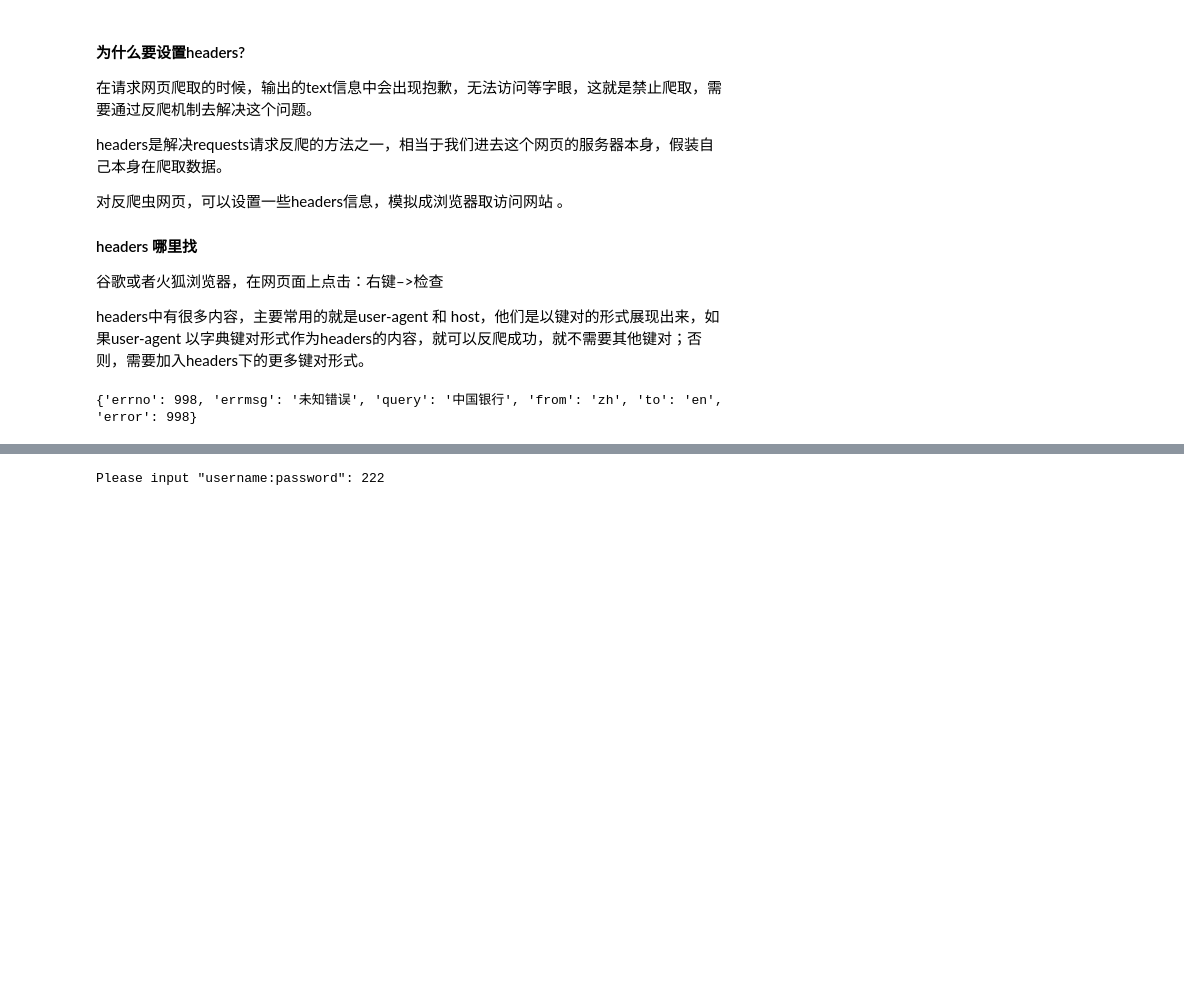
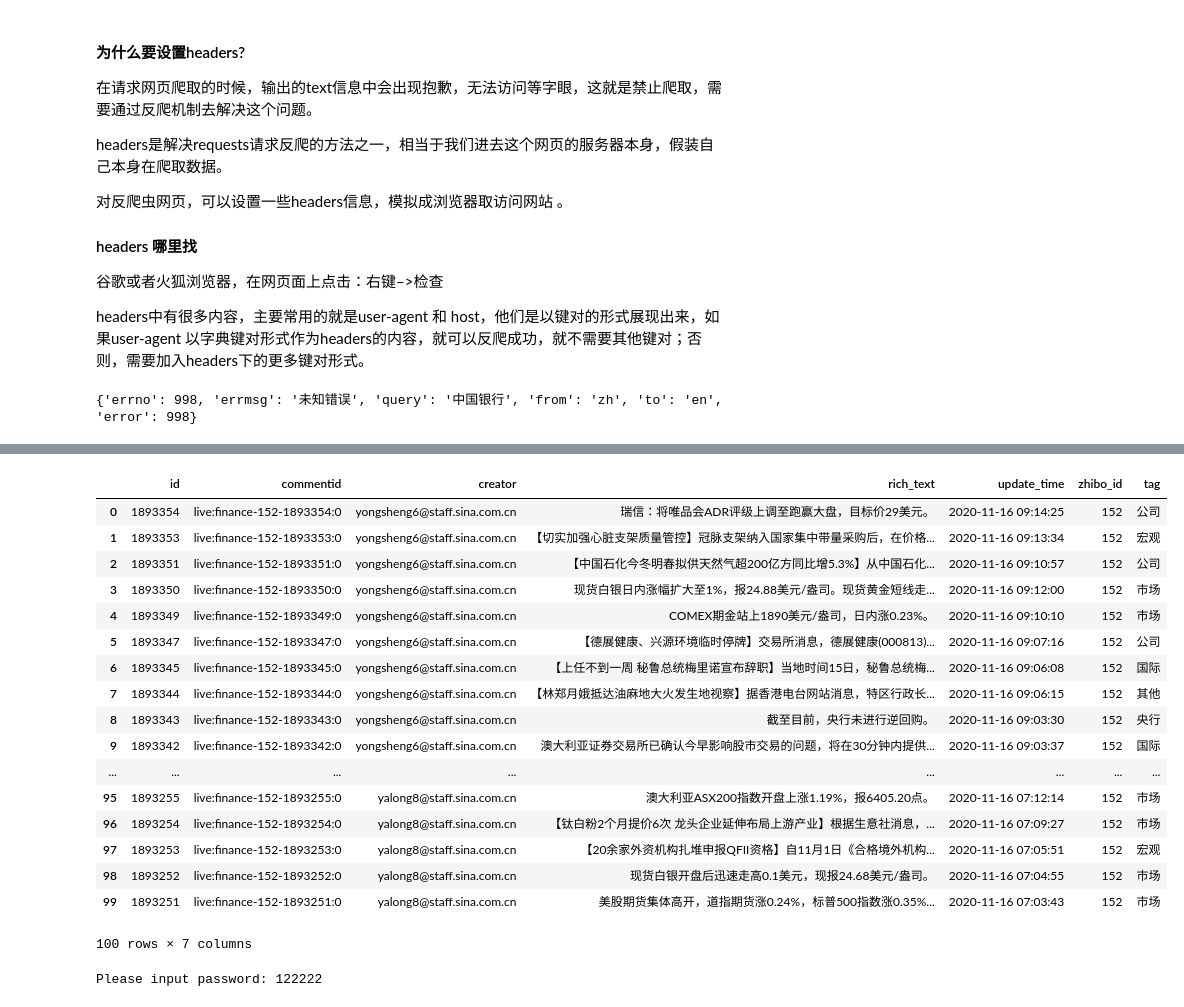
Before and after one commit to xinihe/jrxy_python_course, a Jupyter notebook: ProgramSession/spider01_learn.ipynb, the cells around one changed output, grey strips where cells are left out. Cells and saved outputs as stored; diff of their text form; code cells hidden in the pictures; blank space fills up the shorter version.

```diff
--- a/ProgramSession/spider01_learn.ipynb
+++ b/ProgramSession/spider01_learn.ipynb
@@ -260,7 +263,26 @@ Please input "password": 111
 # %%
 json_res = api_info_manager(1)
 res = json2df(json_res)
-# res
+res
+# %% [output]
+|  | id | commentid | creator | rich_text | update_time | zhibo_id | tag |
+| 0 | 1893354 | live:finance-152-1893354:0 | yongsheng6@staff.sina.com.cn | 瑞信：将唯品会ADR评级上调至跑赢大盘，目标价29美元。 | 2020-11-16 09:14:25 | 152 | 公司 |
+| 1 | 1893353 | live:finance-152-1893353:0 | yongsheng6@staff.sina.com.cn | 【切实加强心脏支架质量管控】冠脉支架纳入国家集中带量采购后，在价格... | 2020-11-16 09:13:34 | 152 | 宏观 |
+| 2 | 1893351 | live:finance-152-1893351:0 | yongsheng6@staff.sina.com.cn | 【中国石化今冬明春拟供天然气超200亿方同比增5.3%】从中国石化... | 2020-11-16 09:10:57 | 152 | 公司 |
+| 3 | 1893350 | live:finance-152-1893350:0 | yongsheng6@staff.sina.com.cn | 现货白银日内涨幅扩大至1%，报24.88美元/盎司。现货黄金短线走... | 2020-11-16 09:12:00 | 152 | 市场 |
+| 4 | 1893349 | live:finance-152-1893349:0 | yongsheng6@staff.sina.com.cn | COMEX期金站上1890美元/盎司，日内涨0.23%。 | 2020-11-16 09:10:10 | 152 | 市场 |
+| 5 | 1893347 | live:finance-152-1893347:0 | yongsheng6@staff.sina.com.cn | 【德展健康、兴源环境临时停牌】交易所消息，德展健康(000813)... | 2020-11-16 09:07:16 | 152 | 公司 |
+| 6 | 1893345 | live:finance-152-1893345:0 | yongsheng6@staff.sina.com.cn | 【上任不到一周 秘鲁总统梅里诺宣布辞职】当地时间15日，秘鲁总统梅... | 2020-11-16 09:06:08 | 152 | 国际 |
+| 7 | 1893344 | live:finance-152-1893344:0 | yongsheng6@staff.sina.com.cn | 【林郑月娥抵达油麻地大火发生地视察】据香港电台网站消息，特区行政长... | 2020-11-16 09:06:15 | 152 | 其他 |
+| 8 | 1893343 | live:finance-152-1893343:0 | yongsheng6@staff.sina.com.cn | 截至目前，央行未进行逆回购。 | 2020-11-16 09:03:30 | 152 | 央行 |
+| 9 | 1893342 | live:finance-152-1893342:0 | yongsheng6@staff.sina.com.cn | 澳大利亚证券交易所已确认今早影响股市交易的问题，将在30分钟内提供... | 2020-11-16 09:03:37 | 152 | 国际 |
+| ... | ... | ... | ... | ... | ... | ... | ... |
+| 95 | 1893255 | live:finance-152-1893255:0 | yalong8@staff.sina.com.cn | 澳大利亚ASX200指数开盘上涨1.19%，报6405.20点。 | 2020-11-16 07:12:14 | 152 | 市场 |
+| 96 | 1893254 | live:finance-152-1893254:0 | yalong8@staff.sina.com.cn | 【钛白粉2个月提价6次 龙头企业延伸布局上游产业】根据生意社消息，... | 2020-11-16 07:09:27 | 152 | 市场 |
+| 97 | 1893253 | live:finance-152-1893253:0 | yalong8@staff.sina.com.cn | 【20余家外资机构扎堆申报QFII资格】自11月1日《合格境外机构... | 2020-11-16 07:05:51 | 152 | 宏观 |
+| 98 | 1893252 | live:finance-152-1893252:0 | yalong8@staff.sina.com.cn | 现货白银开盘后迅速走高0.1美元，现报24.68美元/盎司。 | 2020-11-16 07:04:55 | 152 | 市场 |
+| 99 | 1893251 | live:finance-152-1893251:0 | yalong8@staff.sina.com.cn | 美股期货集体高开，道指期货涨0.24%，标普500指数涨0.35%... | 2020-11-16 07:03:43 | 152 | 市场 |
+100 rows × 7 columns
 # %%
 ### 雪球
 
@@ -276,7 +298,7 @@ import pandas as pd
 from sqlalchemy import create_engine
 
 
-conn_sql = 'mysql+mysqldb://root:{}@10.23.0.2:3306/news_online?charset=utf8'.format(input('Please input password:'))
+conn_sql = 'mysql+mysqldb://root:{}@127.0.0.1:3306/news_online?charset=utf8'.format(input('Please input password:'))
 conn = create_engine(conn_sql)
 
 
@@ -357,4 +379,4 @@ def updating(cookie):
     #cookie = getcookies()
     #updating(cookie)
 # %% [output]
-Please input "username:password": 222
+Please input password: 122222
```
Also changed, not shown: parts of 4 cells of this notebook, 4 other files.
